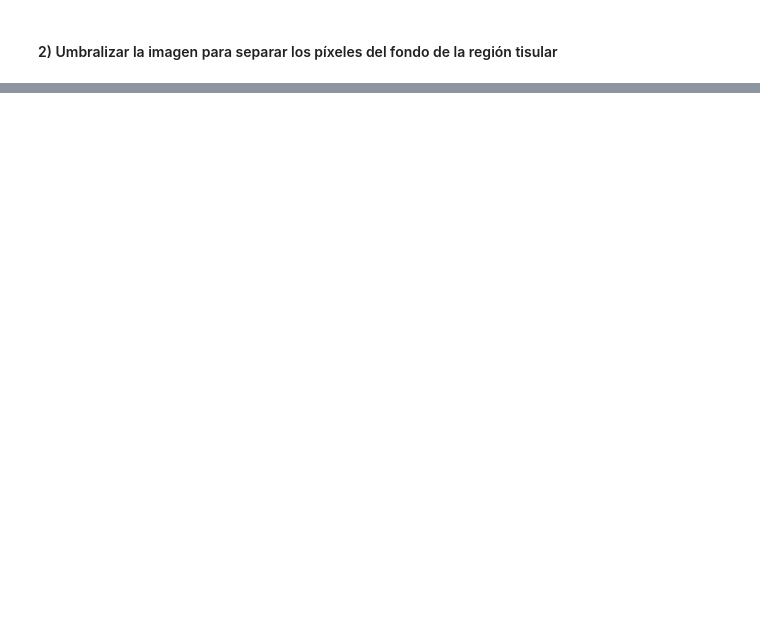
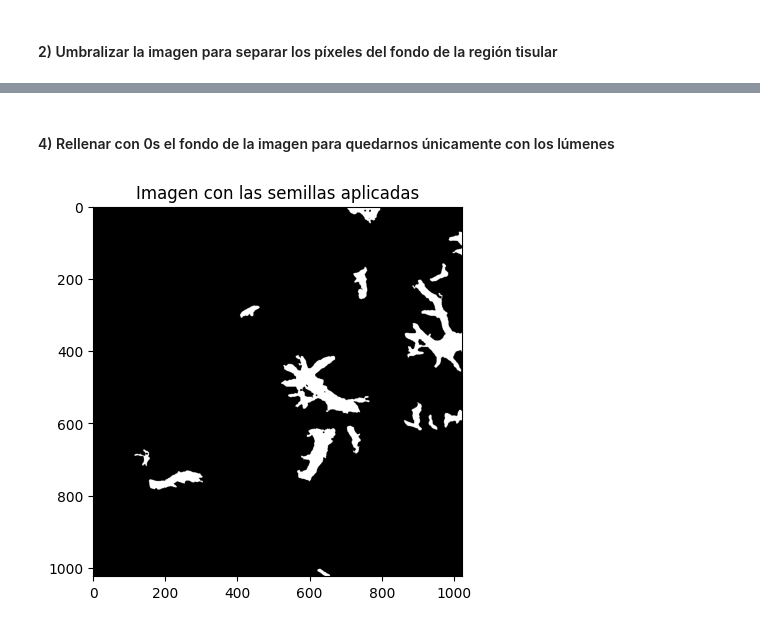
Before and after one commit to JoseJesusLaCasaNieto/Supervised_Learning, a Jupyter notebook: Actividad_C1_P1_LaCasaNieto_JoseJesus.ipynb, the cells around one changed output, grey strips where cells are left out. Cells and saved outputs as stored; diff of their text form; code cells hidden in the pictures; blank space fills up the shorter version.

```diff
--- a/Actividad_C1_P1_LaCasaNieto_JoseJesus.ipynb
+++ b/Actividad_C1_P1_LaCasaNieto_JoseJesus.ipynb
@@ -50,0 +102,42 @@ plt.show()
+# %% [markdown]
+#### 4) Rellenar con 0s el fondo de la imagen para quedarnos únicamente con los lúmenes
+# %%
+# Aplicar el algoritmo de expansión a partir de semillas (region growing) de manera que únicamente los lúmenes sean blancos
+# y el resto de la imagen negra. Pista: utilizar dos semillas. Nota: Se pueden fijar las semillas de manera manual, pero
+# se valorará positivamente a aquell@s que desarrollen una función para encontrarlas automáticamente.
+# Visualizar la máscara resultante.
+
+M_cleaned_int = M_cleaned.astype(np.uint8)      # Convierto la imagen de tipo bool a entero para que la función cv2.connectedComponentsWithStats() pueda trabajarla
+num_labels, labels, stats, centroids = cv2.connectedComponentsWithStats(M_cleaned_int, connectivity=8)
+
+areas = stats[1:, cv2.CC_STAT_AREA]     # Selecciona las áreas de los componentes, excepto de la fila 1 (la primera fila es lo que la función cv2.connectedComponentsWithStats() considera como fondo de la imagen)
+
+areas_sorted = np.sort(areas)[::-1]     # Ordena las áreas de mayor a menor
+
+# Obtengo los dos primeros valores de la lista ordenada. Esos valores se corresponden con el fondo de nuestra imagen
+umbral_area_1 = areas_sorted[0]
+umbral_area_2 = areas_sorted[1]
+
+# Algoritmo para determinar las etiquetas de los objetos de la imagen. Con esas etiquetas, puedo determinar las coordenadas de los centroides de esos objetos
+lumen_labels = []
+for labl, stat in enumerate(stats[1:], start=1):  # Ignorar el fondo. La primera fila, es la etiqueta que la función considera como fondo
+    area = stat[cv2.CC_STAT_AREA]
+    if area >= umbral_area_1 or area >= umbral_area_2:  # Umbral para determinar las etiquetas de los objetos con mayor área (las áreas mayores las he determinado antes del algoritmo)
+        lumen_labels.append(labl)
+
+# Seleccionar las coordenadas de los puntos en las regiones más grandes, a través de sus centroides (los centroides los proporciona la función cv2.connectedComponentsWithStats())
+lumen_seeds = []
+for labl in lumen_labels:
+    centroid = centroids[labl]
+    lumen_seeds.append((int(centroid[0]), int(centroid[1])))        # Añado las coordenadas sobre las que voy a colocar la semilla para eliminar el fondo de la imagen
+
+# Aplicar cv2.floodFill() para introducir dos semillas de 0 en las coordenadas seleccionadas en el paso anterior
+for seed in lumen_seeds:
+    cv2.floodFill(M_cleaned_int, None, seed, 0)
+
+# Representación de la imagen con las semillas aplicadas
+plt.imshow(M_cleaned_int, cmap='gray')
+plt.title("Imagen con las semillas aplicadas")
+plt.show()
+# %% [output]
+[figure, added]
```
Also changed, not shown: parts of 14 cells of this notebook.
